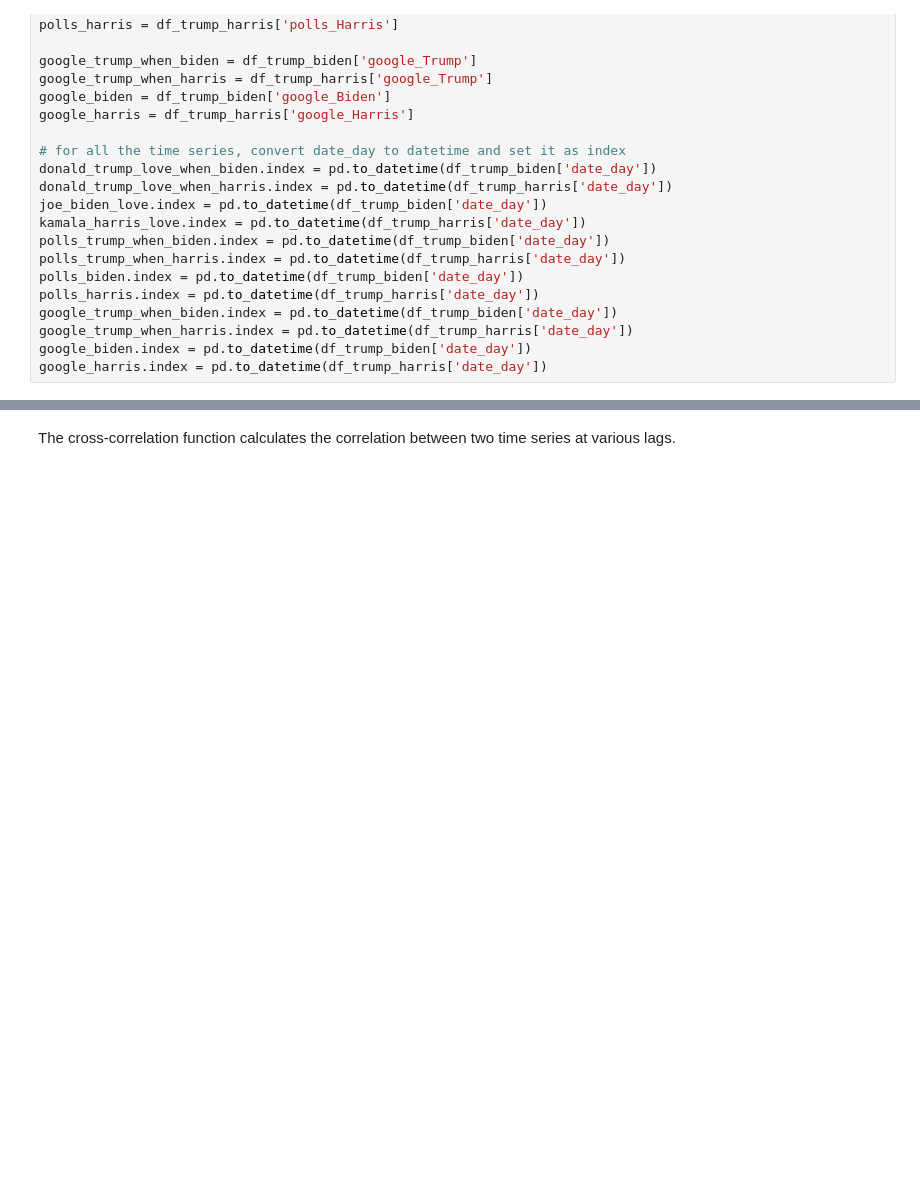
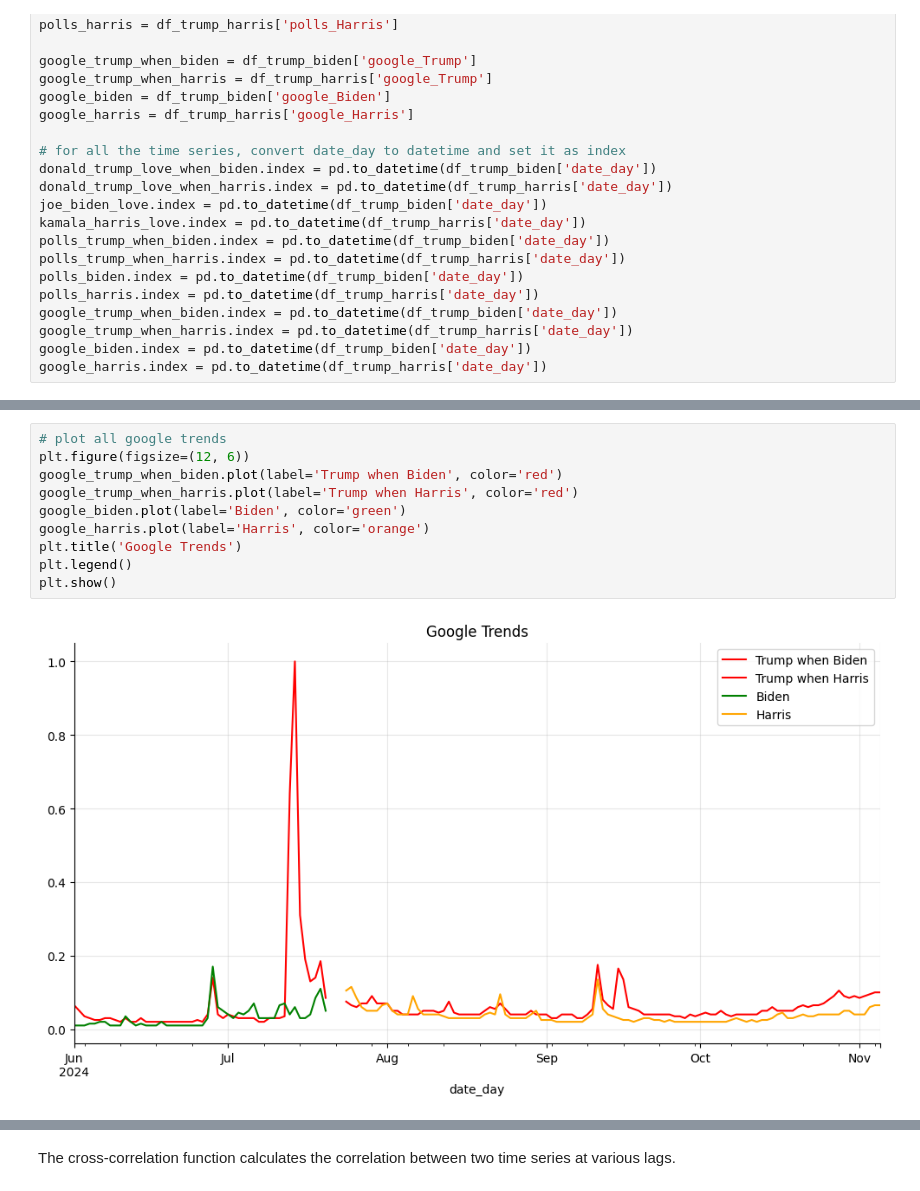
Before and after one commit to bnvulpe/votecore, a Jupyter notebook: scripts/data_mining.ipynb, the cells around one changed output, grey strips where cells are left out. Saved outputs shown, nothing was run; the diff lists cells and outputs as text; blank space fills up the shorter version.

```diff
--- a/scripts/data_mining.ipynb
+++ b/scripts/data_mining.ipynb
@@ -1211,0 +1224,12 @@ google_harris.index = pd.to_datetime(df_trump_harris['date_day'])
+# %%
+# plot all google trends
+plt.figure(figsize=(12, 6))
+google_trump_when_biden.plot(label='Trump when Biden', color='red')
+google_trump_when_harris.plot(label='Trump when Harris', color='red')
+google_biden.plot(label='Biden', color='green')
+google_harris.plot(label='Harris', color='orange')
+plt.title('Google Trends')
+plt.legend()
+plt.show()
+# %% [output]
+[figure, added]
```
Also changed, not shown: parts of 4 cells of this notebook.
